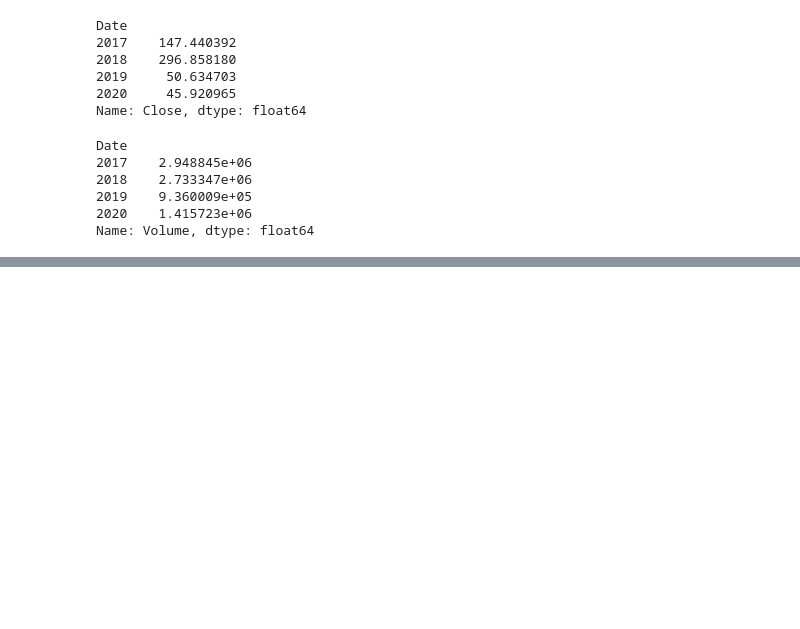
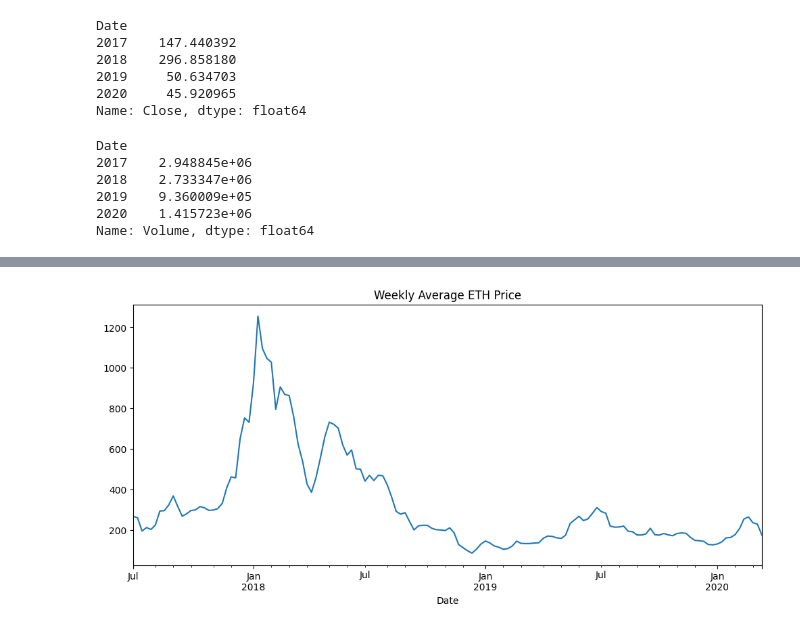
Before and after one commit to anushanarayana95/ai-engineer-journey, a Jupyter notebook: 01_pandas_data_analysis/pandadatetime.ipynb, the cells around one changed output, grey strips where cells are left out. Saved outputs shown, nothing was run; the diff lists cells and outputs as text; code cells hidden in the pictures; blank space fills up the shorter version.

```diff
--- a/01_pandas_data_analysis/pandadatetime.ipynb
+++ b/01_pandas_data_analysis/pandadatetime.ipynb
@@ -428,0 +460,10 @@ Name: Volume, dtype: float64
+# %%
+
+df['Date'] = pd.to_datetime(
+    df['Date'],
+    format='%Y-%m-%d %I-%p'
+)
+
+df.set_index('Date', inplace=True)
+
+print(type(df.index))
@@ -428,0 +488,6 @@ Name: Volume, dtype: float64
+# %%
+df['Close'].resample('W').mean().plot(figsize=(12,5))
+plt.title("Weekly Average ETH Price")
+plt.show()
+# %% [output]
+[figure, added]
```
Also changed, not shown: parts of 13 cells of this notebook, 3 other files.
